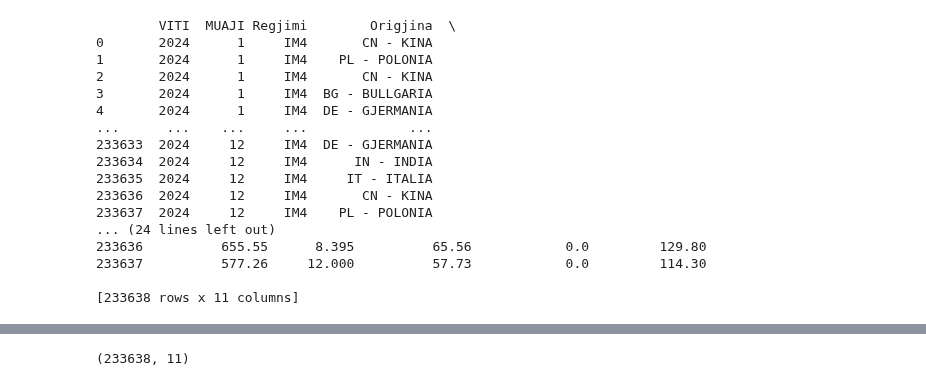
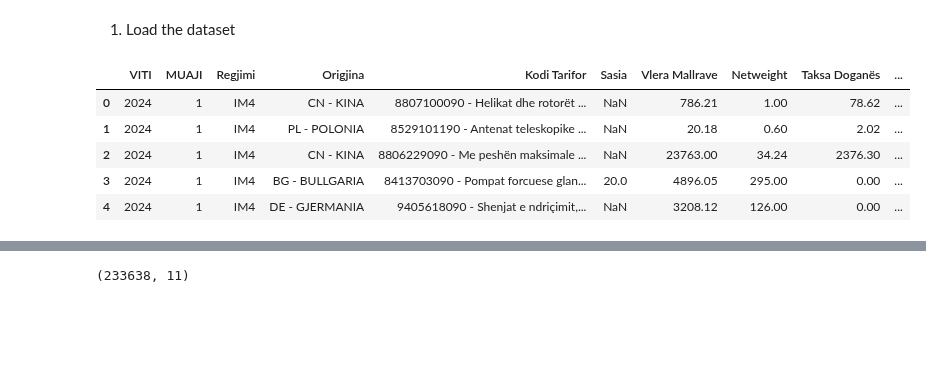
Before and after one commit to NjomzaRexhepi/Machine-Learning-Project, a Jupyter notebook: tradeBalance.ipynb, the cells around one changed output, grey strips where cells are left out. Drawn from its saved outputs; the diff is of its cells as text; code cells hidden in the pictures; blank space fills up the shorter version.

Commit message:
inspecting the dataset even more

```diff
--- a/tradeBalance.ipynb
+++ b/tradeBalance.ipynb
@@ -7,24 +8,14 @@ import seaborn as sns
 import missingno as msno
 from scipy import stats
+# %% [markdown]
+1. Load the dataset
 # %%
 df = pd.read_excel('Open_DATA_Import Janar-Dhjetor-2024.xlsx', sheet_name='IMPORT_1')
+df.head()
+# %% [output]
+|  | VITI | MUAJI | Regjimi | Origjina | Kodi Tarifor | Sasia | Vlera Mallrave | Netweight | Taksa Doganës | ... |
+| 0 | 2024 | 1 | IM4 | CN - KINA | 8807100090 - Helikat dhe rotorët ... | NaN | 786.21 | 1.00 | 78.62 | ... |
+| 1 | 2024 | 1 | IM4 | PL - POLONIA | 8529101190 - Antenat teleskopike ... | NaN | 20.18 | 0.60 | 2.02 | ... |
+| 2 | 2024 | 1 | IM4 | CN - KINA | 8806229090 - Me peshën maksimale ... | NaN | 23763.00 | 34.24 | 2376.30 | ... |
+| 3 | 2024 | 1 | IM4 | BG - BULLGARIA | 8413703090 - Pompat forcuese glan... | 20.0 | 4896.05 | 295.00 | 0.00 | ... |
+| 4 | 2024 | 1 | IM4 | DE - GJERMANIA | 9405618090 - Shenjat e ndriçimit,... | NaN | 3208.12 | 126.00 | 0.00 | ... |
-# %%
-print(df)
-# %% [output]
-        VITI  MUAJI Regjimi        Origjina  \
-0       2024      1     IM4       CN - KINA
-1       2024      1     IM4    PL - POLONIA
-2       2024      1     IM4       CN - KINA
-3       2024      1     IM4  BG - BULLGARIA
-4       2024      1     IM4  DE - GJERMANIA
-...      ...    ...     ...             ...
-233633  2024     12     IM4  DE - GJERMANIA
-233634  2024     12     IM4      IN - INDIA
-233635  2024     12     IM4     IT - ITALIA
-233636  2024     12     IM4       CN - KINA
-233637  2024     12     IM4    PL - POLONIA
-... (24 lines left out)
-233636          655.55      8.395          65.56            0.0         129.80
-233637          577.26     12.000          57.73            0.0         114.30
-
-[233638 rows x 11 columns]
```
Also changed, not shown: parts of 33 cells of this notebook, 1 other file.
